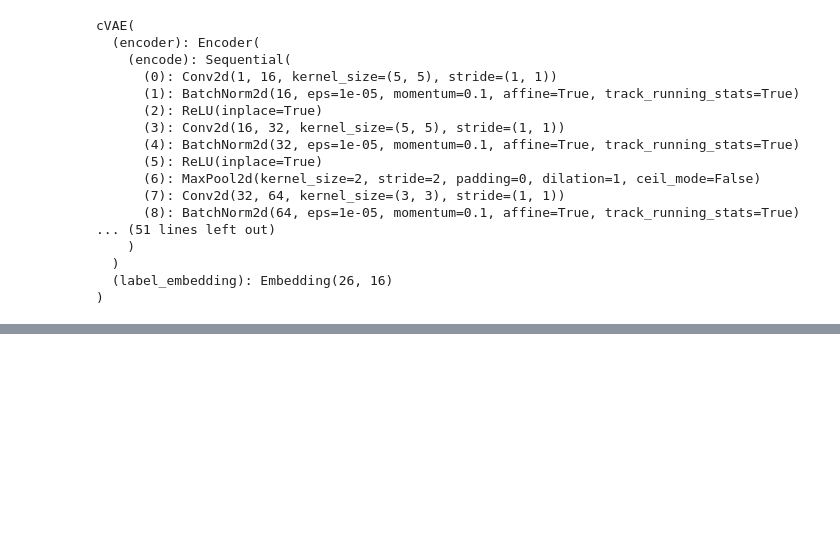
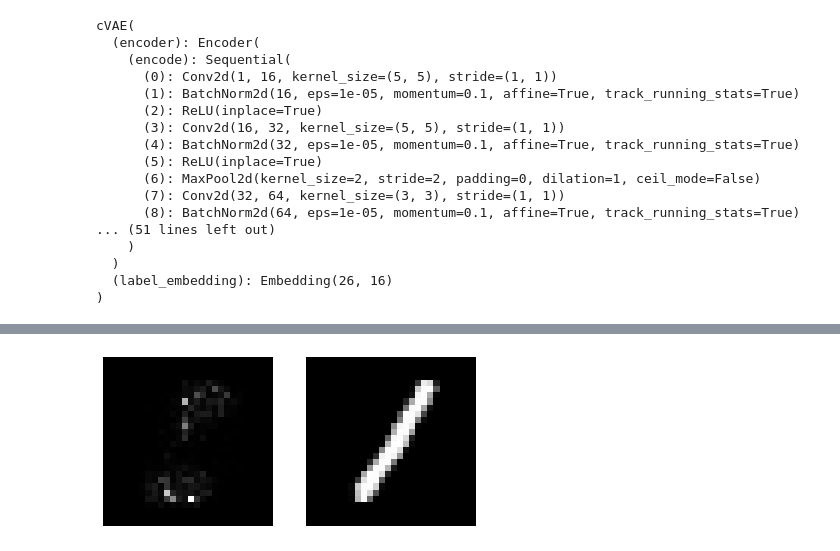
Before and after one commit to ConstantinovMihai/AmericanSignVAE, a Jupyter notebook: Notebook/main.ipynb, the cells around one changed output, grey strips where cells are left out. Saved outputs shown, nothing was run; the diff lists cells and outputs as text; code cells hidden in the pictures; blank space fills up the shorter version.

```diff
--- a/Notebook/main.ipynb
+++ b/Notebook/main.ipynb
@@ -169,0 +225,5 @@ for i in range(50):
+# %%
+
+z= zip(conv, y_pred)
+for x in z:
+    print(x)
@@ -169,0 +248,37 @@ for i in range(50):
+# %%
+text = input("What phrase would you like to see?").lower()
+import time
+start_time = time.time()
+for i, letter in enumerate(text):
+    if letter == ' ':
+        x = torch.zeros((200,200))
+    else:
+        number = ord(letter) - ord('a')
+        x = net.generate(number)
+        x = x.transpose(0, 2).transpose(0, 1)
+        x = x.squeeze(2).cpu().detach().numpy()
+    plt.subplot(1, len(text), i + 1)
+    plt.axis("off")
+    plt.imshow(x, cm.gray)
+print("--- %s seconds ---" % (time.time() - start_time))
+# %%
+train_loader = torch.utils.data.DataLoader(train_data, batch_size=1, shuffle=True)
+
+for batch in train_loader:
+    X, y = batch
+    X = X.to(device)
+    y = y.to(device)
+    x, mean, logvar = net(X, y)
+    x = x.transpose(0, 2).transpose(0, 1)
+    x = x.squeeze(2).squeeze(0).cpu().detach().numpy()
+    #x = x.reshape()
+    plt.subplot(1, 2, 1)
+    plt.axis("off")
+    plt.imshow(x, cm.gray)
+    plt.subplot(1, 2, 2)
+    plt.axis("off")
+    img = X#.transpose(0, 2).transpose(0, 1)
+    plt.imshow(img.squeeze(0).squeeze(0).cpu().numpy(), cm.gray)
+    break
+# %% [output]
+[figure, added]
```
Also changed, not shown: parts of 13 cells of this notebook, 1 other file.
